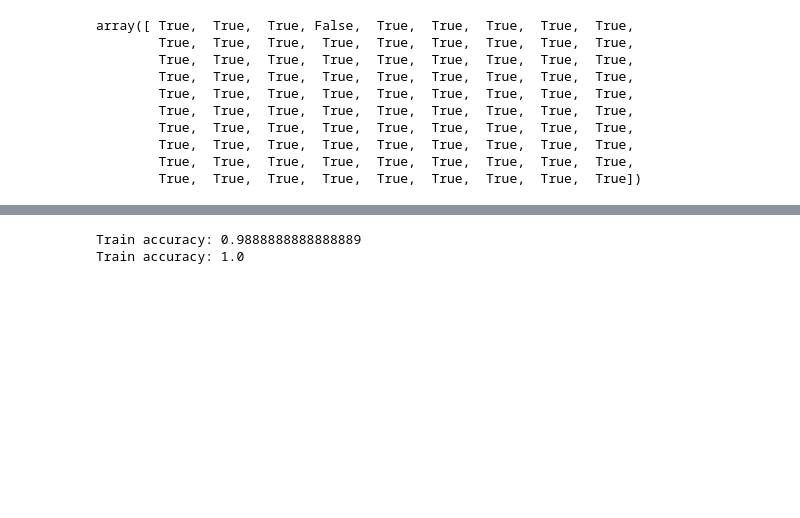
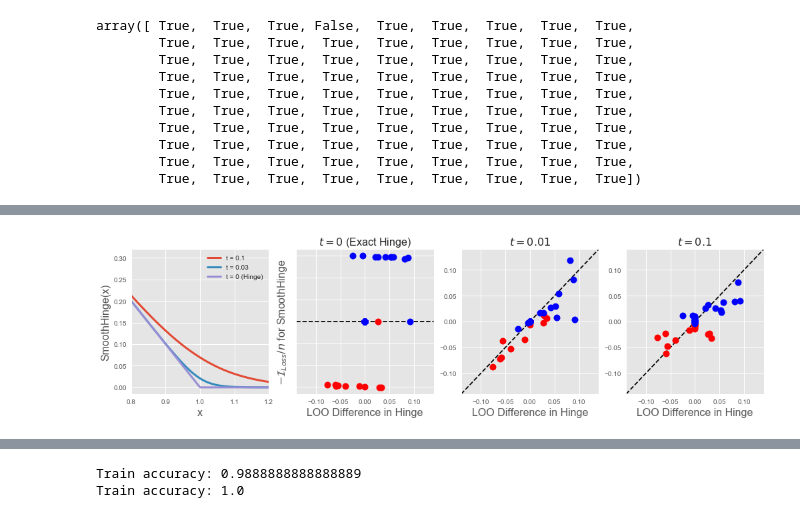
Before and after one commit to zedyang/46927-Project, a Jupyter notebook: experiments3.ipynb, the cells around one changed output, grey strips where cells are left out. Saved outputs shown, nothing was run; the diff lists cells and outputs as text; code cells hidden in the pictures; blank space fills up the shorter version.

Commit message:
report

```diff
--- a/experiments3.ipynb
+++ b/experiments3.ipynb
@@ -4,8 +4,10 @@
 import numpy as np
 import pandas as pd
 from sklearn.model_selection import train_test_split
+from sklearn.preprocessing import StandardScaler
 import matplotlib.pyplot as plt
 %matplotlib inline
+plt.style.use('ggplot')
 import tensorflow as tf
 
 from importlib import reload
@@ -106,0 +230,97 @@ SmoothHinge-Notebook(init_eta=0.01,batch_size=50,decay_epochs=(10000, 20000),C=1
+# %%
+plt.style.use('ggplot')
+frame_trunc = 0.14
+fig, axes = plt.subplots(
+    1, 4, figsize=(17, 4))
+# frame_trunc = np.percentile(loo_diff, trunc)
+fontsize = 16
+s = np.linspace(0.7, 1.3, 200)
+
+t= 0.1
+axes[0].plot(s, t*np.log(1+np.exp((1-s)/t)),
+             label='t = 0.1', linewidth=3)
+t= 0.03
+axes[0].plot(s, t*np.log(1+np.exp((1-s)/t)),
+             label='t = 0.03', linewidth=3)
+axes[0].plot(s, [max(1-x,0) for x in s],
+             label='t = 0 (Hinge)', linewidth=3)
+axes[1].plot(
+    [-frame_trunc, frame_trunc],
+    [-frame_trunc,frame_trunc], '--', color='black'
+)
+
+axes[2].plot(
+    [-frame_trunc, frame_trunc],
+    [-frame_trunc,frame_trunc], '--', color='black'
+)
+
+axes[3].plot(
+    [-frame_trunc, frame_trunc],
+    [-frame_trunc,frame_trunc], '--', color='black'
+)
+
+for i in range(1):
+    axes[1].plot(
+        loo_diff_0[(y_train==1).reshape(n_tr,),i:i+1],
+        I_loss_bf_0[(y_train==1).reshape(n_tr,),i:i+1]/n_tr, 'o', markersize=10,
+        color='red', label='Class = 1'
+    )
+    axes[1].plot(
+        loo_diff_0[(y_train==-1).reshape(n_tr,),i:i+1],
+        I_loss_bf_0[(y_train==-1).reshape(n_tr,),i:i+1]/n_tr, 'o', markersize=10,
+        color='blue',  label='Class = -1'
+    )
+
+    axes[2].plot(
+        loo_diff_001[(y_train==1).reshape(n_tr,),i:i+1],
+        I_loss_bf_001[(y_train==1).reshape(n_tr,),i:i+1]/n_tr, 'o', markersize=10,
+        color='red'
+    )
+    axes[2].plot(
+        loo_diff_001[(y_train==-1).reshape(n_tr,),i:i+1],
+        I_loss_bf_001[(y_train==-1).reshape(n_tr,),i:i+1]/n_tr, 'o', markersize=10,
+        color='blue'
+    )
+
+
+    axes[3].plot(
+        loo_diff_01[(y_train==1).reshape(n_tr,),i:i+1],
+        1.6*I_loss_bf_01[(y_train==1).reshape(n_tr,),i:i+1]/n_tr, 'o', markersize=10,
+        color='red'
+    )
+    axes[3].plot(
+        loo_diff_01[(y_train==-1).reshape(n_tr,),i:i+1],
+        1.6*I_loss_bf_01[(y_train==-1).reshape(n_tr,),i:i+1]/n_tr, 'o', markersize=10,
+        color='blue'
+    )
+
+axes[0].set_xlim((0.8, 1.2))
+axes[1].set_xlim((-frame_trunc, frame_trunc))
+axes[2].set_xlim((-frame_trunc, frame_trunc))
+axes[3].set_xlim((-frame_trunc, frame_trunc))
+#axes[1].set_ylim((-frame_trunc, frame_trunc))
+axes[2].set_ylim((-frame_trunc, frame_trunc))
+axes[3].set_ylim((-frame_trunc, frame_trunc))
+axes[1].set_yticklabels([])
+#axes[1].set_xticks([-150, -75, 0, 75, 150])
+#axes[2].set_xticks([-150, -75, 0, 75, 150])
+#axes[0].set_xlabel('LOO Difference in Loss', fontsize=fontsize)
+#axes[1].set_xlabel('LOO Difference in Loss', fontsize=fontsize)
+axes[1].set_xlabel('LOO Difference in Hinge', fontsize=fontsize)
+axes[2].set_xlabel('LOO Difference in Hinge', fontsize=fontsize)
+axes[3].set_xlabel('LOO Difference in Hinge', fontsize=fontsize)
+axes[1].set_ylabel(r'$-\mathcal{I}_{Loss} / n$ for SmoothHinge', fontsize=fontsize)
+#axes[2].set_ylabel(r'$-\mathcal{I}_{Loss} / n$', fontsize=fontsize)
+axes[0].set_title('', fontsize=fontsize)
+axes[1].set_title(r'$t=0$ (Exact Hinge)', fontsize=fontsize)
+axes[2].set_title(r'$t=0.01$', fontsize=fontsize)
+axes[3].set_title(r'$t=0.1$', fontsize=fontsize)
+#axes[0].set_xticklabels([-0.00016, -0.00008, 0, 0.00008, 0.00016], rotation=15)
+#axes[2].imshow(X_test.reshape((28,28)))
+axes[0].set_xlabel('x', fontsize=fontsize)
+axes[0].set_ylabel('SmoothHinge(x)', fontsize=fontsize)
+axes[0].legend()
+#axes[1].legend()
+plt.savefig('tex/report/fig-svm.eps', dpi=700, bbox_inches='tight')
+# %% [output]
+[figure, added]
```
Also changed, not shown: parts of 45 cells of this notebook, 8 other files.
